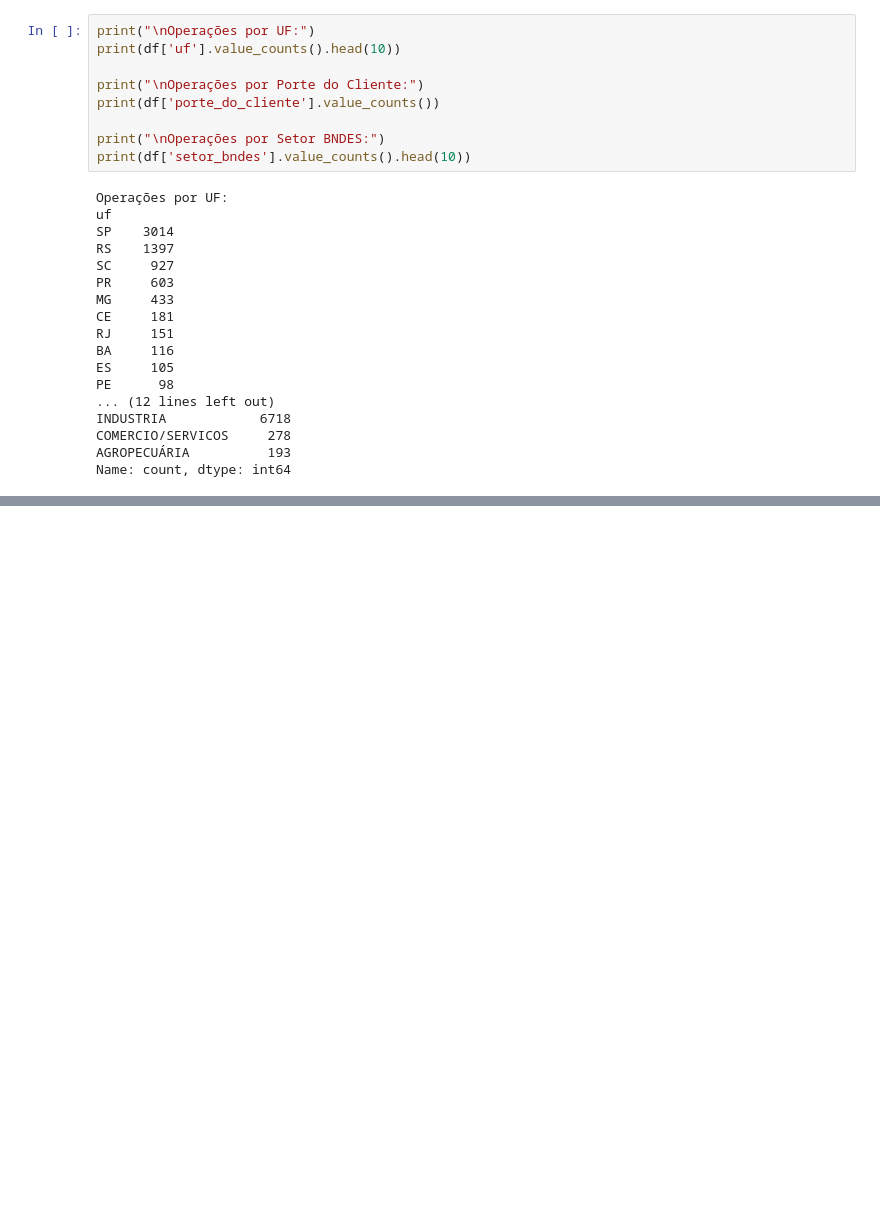
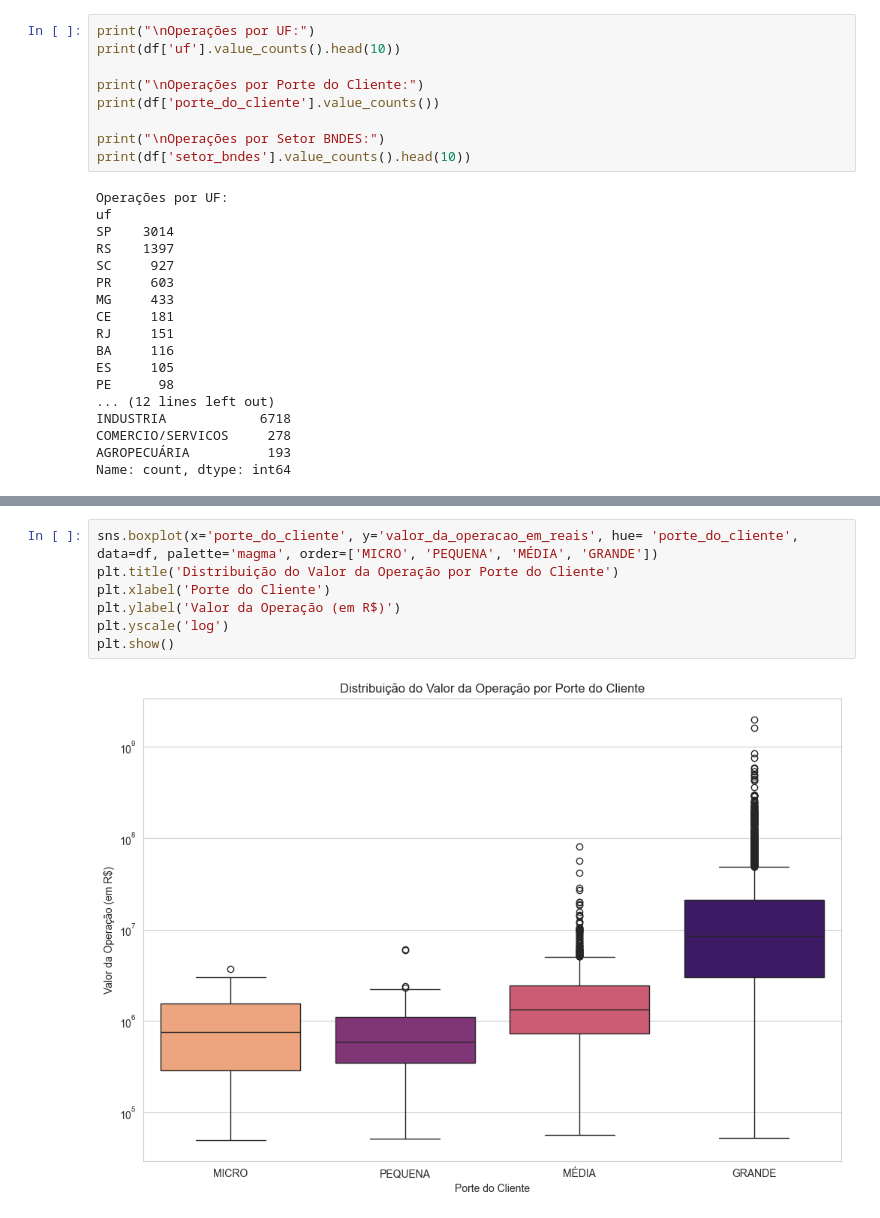
Before and after one commit to pdromls/Analise_BNDES_2, a Jupyter notebook: notebooks/02_BNDES_EDA.ipynb, the cells around one changed output, grey strips where cells are left out. Cells and saved outputs as stored; diff of their text form; blank space fills up the shorter version.

```diff
--- a/notebooks/02_BNDES_EDA.ipynb
+++ b/notebooks/02_BNDES_EDA.ipynb
@@ -58,0 +80,9 @@ Name: count, dtype: int64
+# %%
+sns.boxplot(x='porte_do_cliente', y='valor_da_operacao_em_reais', hue= 'porte_do_cliente', data=df, palette='magma', order=['MICRO', 'PEQUENA', 'MÉDIA', 'GRANDE'])
+plt.title('Distribuição do Valor da Operação por Porte do Cliente')
+plt.xlabel('Porte do Cliente')
+plt.ylabel('Valor da Operação (em R$)')
+plt.yscale('log')
+plt.show()
+# %% [output]
+[figure, added]
```
Also changed, not shown: parts of 21 cells of this notebook, 5 other files.
